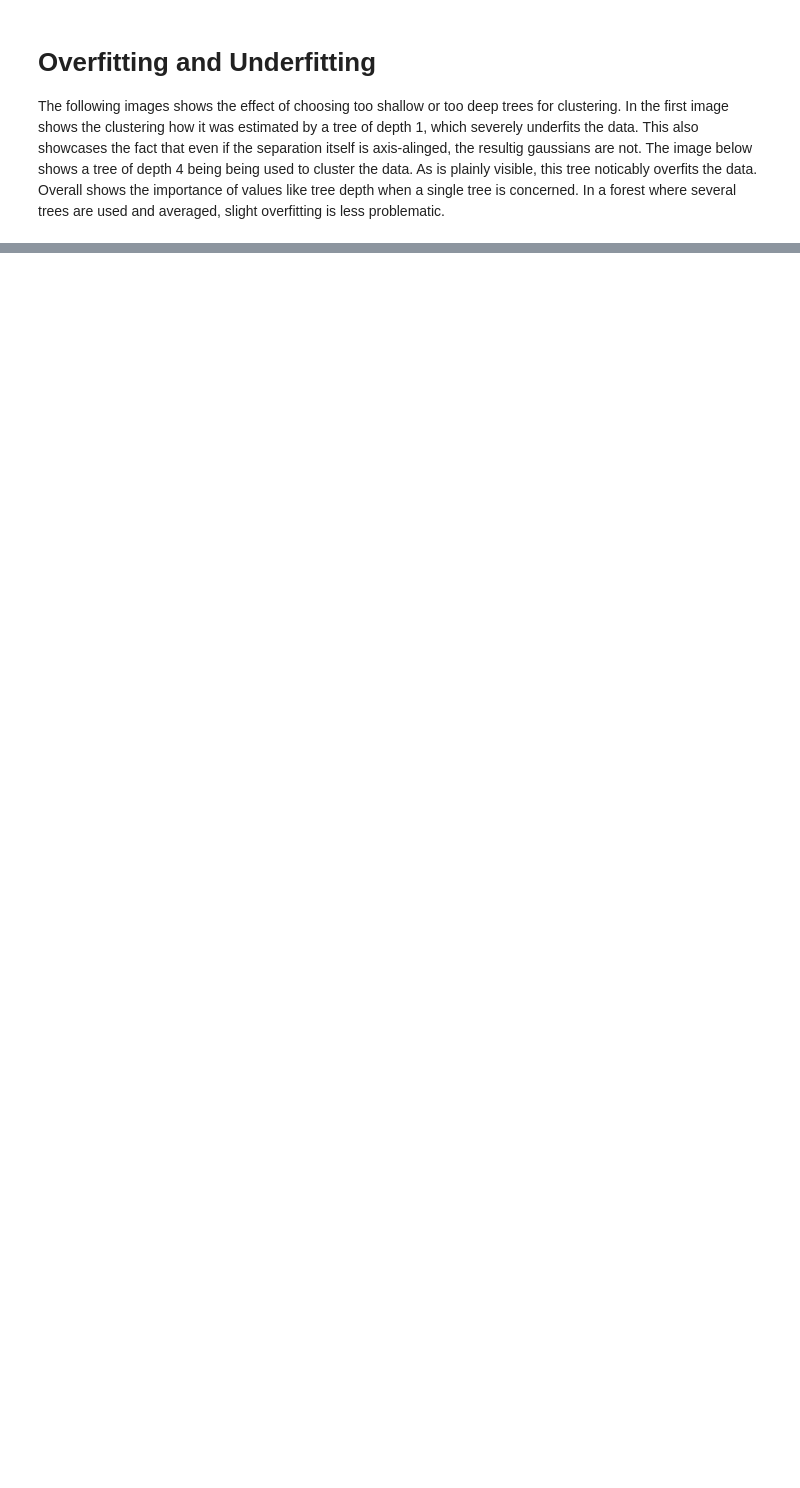
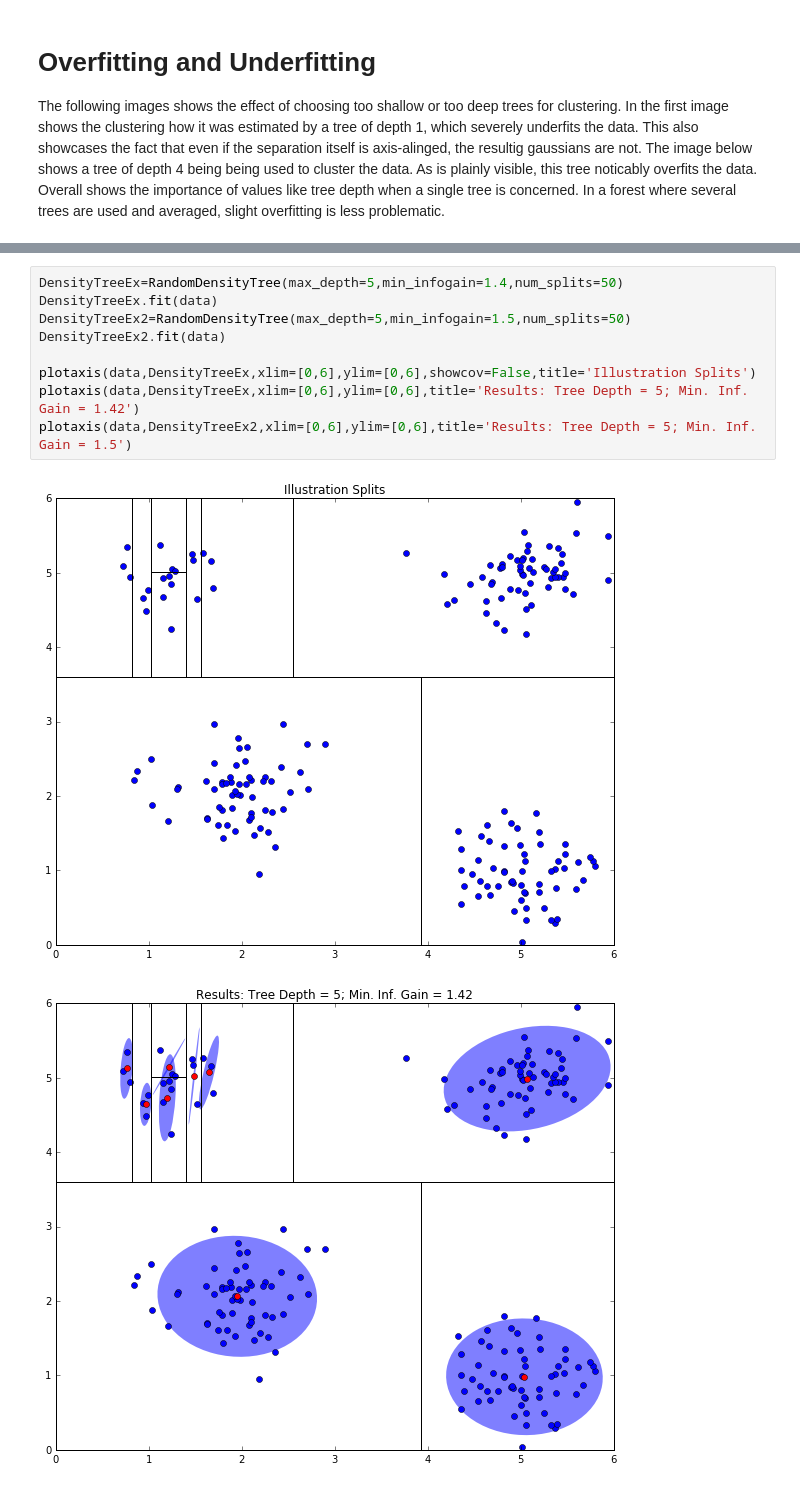
Before and after one commit to kfritsch/density_forest, a Jupyter notebook: DensityTree.ipynb, the cells around one changed output, grey strips where cells are left out. Drawn from its saved outputs; the diff is of its cells as text; blank space fills up the shorter version.

```diff
--- a/DensityTree.ipynb
+++ b/DensityTree.ipynb
@@ -160,0 +166,12 @@ plotaxis(data,DensityTree3,xlim=[0,6],ylim=[0,6],title='Tree Depth = 4',vec1=[1,
+# %%
+DensityTreeEx=RandomDensityTree(max_depth=5,min_infogain=1.4,num_splits=50)
+DensityTreeEx.fit(data)
+DensityTreeEx2=RandomDensityTree(max_depth=5,min_infogain=1.5,num_splits=50)
+DensityTreeEx2.fit(data)
+
+plotaxis(data,DensityTreeEx,xlim=[0,6],ylim=[0,6],showcov=False,title='Illustration Splits')
+plotaxis(data,DensityTreeEx,xlim=[0,6],ylim=[0,6],title='Results: Tree Depth = 5; Min. Inf. Gain = 1.42')
+plotaxis(data,DensityTreeEx2,xlim=[0,6],ylim=[0,6],title='Results: Tree Depth = 5; Min. Inf. Gain = 1.5')
+# %% [output]
+[figure, added]
+[figure, added]
```
Also changed, not shown: parts of 17 cells of this notebook.
